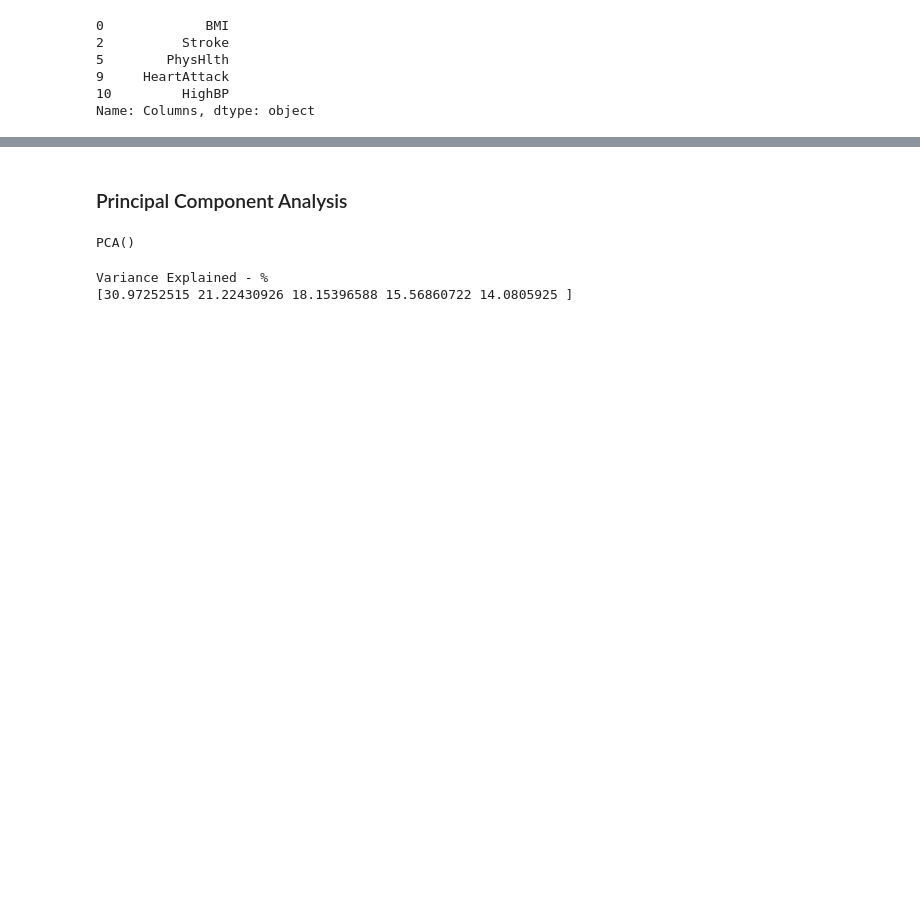
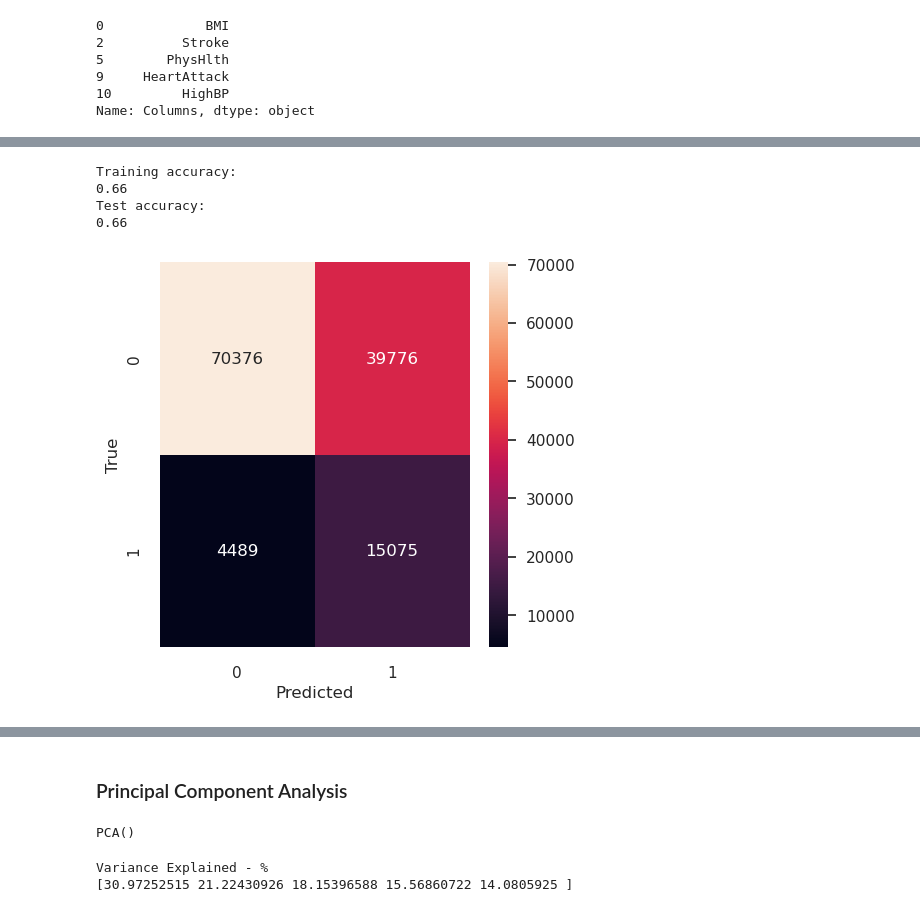
Before and after one commit to taer7274/CSPB4502_group2_diabetes, a Jupyter notebook: diab_vs_healthy.ipynb, the cells around one changed output, grey strips where cells are left out. Cells and saved outputs as stored; diff of their text form; code cells hidden in the pictures; blank space fills up the shorter version.

```diff
--- a/diab_vs_healthy.ipynb
+++ b/diab_vs_healthy.ipynb
@@ -748,3 +745,18 @@ visualizer.show()
 <AxesSubplot: title={'center': 'ROC Curves for LogisticRegression'}, xlabel='False Positive Rate', ylabel='True Positive Rate'>
 # %%
 data = data[['Diabetes_012','BMI','Stroke','PhysHlth','HeartAttack','HighBP']]
+# %%
+x_rfe = data.drop(columns=['Diabetes_012'])
+y_rfe = data['Diabetes_012']
+train_x_rfe, test_x_rfe, train_y_rfe, test_y_rfe = train_test_split(x_rfe, y_rfe, test_size = 0.25, shuffle=True, stratify=y, random_state=0)
+logit_rfe = LogisticRegression(max_iter=2500,solver='newton-cg', class_weight='balanced')
+rfe = RFE(logit_rfe)
+fit = rfe.fit(train_x_rfe,train_y_rfe)
+# %%
+col = x_rfe.columns
+RFE_sup = rfe.support_
+RFE_rank = rfe.ranking_
+dataset = pd.DataFrame({'Columns': col, 'RFE_support': RFE_sup, 'RFE_ranking': RFE_rank}, columns=['Columns', 'RFE_support', 'RFE_ranking'])
+df = dataset[(dataset["RFE_support"] == True) & (dataset["RFE_ranking"] == 1)]
+filtered_features = df['Columns']
+filtered_features
@@ -750,0 +767,3 @@ data = data[['Diabetes_012','BMI','Stroke','PhysHlth','HeartAttack','HighBP']]
+# %%
+new_train_x_rfe = train_x_rfe[filtered_features]
+new_test_x_rfe = test_x_rfe[filtered_features]
@@ -750,0 +794,22 @@ data = data[['Diabetes_012','BMI','Stroke','PhysHlth','HeartAttack','HighBP']]
+# %%
+logit_rfe = LogisticRegression(max_iter = 2500,solver='newton-cg', class_weight='balanced')
+logit_rfe.fit(new_train_x_rfe,train_y_rfe)
+y_pred_rfe = logit_rfe.predict(new_test_x_rfe)
+y_true_rfe = test_y_rfe
+# %%
+sn.set(rc={'figure.figsize':(5,5)})
+sn.set(font_scale=1)
+matrix = confusion_matrix(test_y_rfe,y_pred_rfe)
+sn.heatmap(matrix,annot=True,fmt='g')
+plt.xlabel('Predicted')
+plt.ylabel('True')
+print("Training accuracy:")
+print(np.round(accuracy_score(train_y_rfe,logit_rfe.predict(new_train_x_rfe)),2))
+print("Test accuracy:")
+print(np.round(accuracy_score(test_y_rfe,y_pred_rfe),2))
+# %% [output]
+Training accuracy:
+0.66
+Test accuracy:
+0.66
+[figure, added]
```
Also changed, not shown: parts of 17 cells of this notebook, 2 other files.
